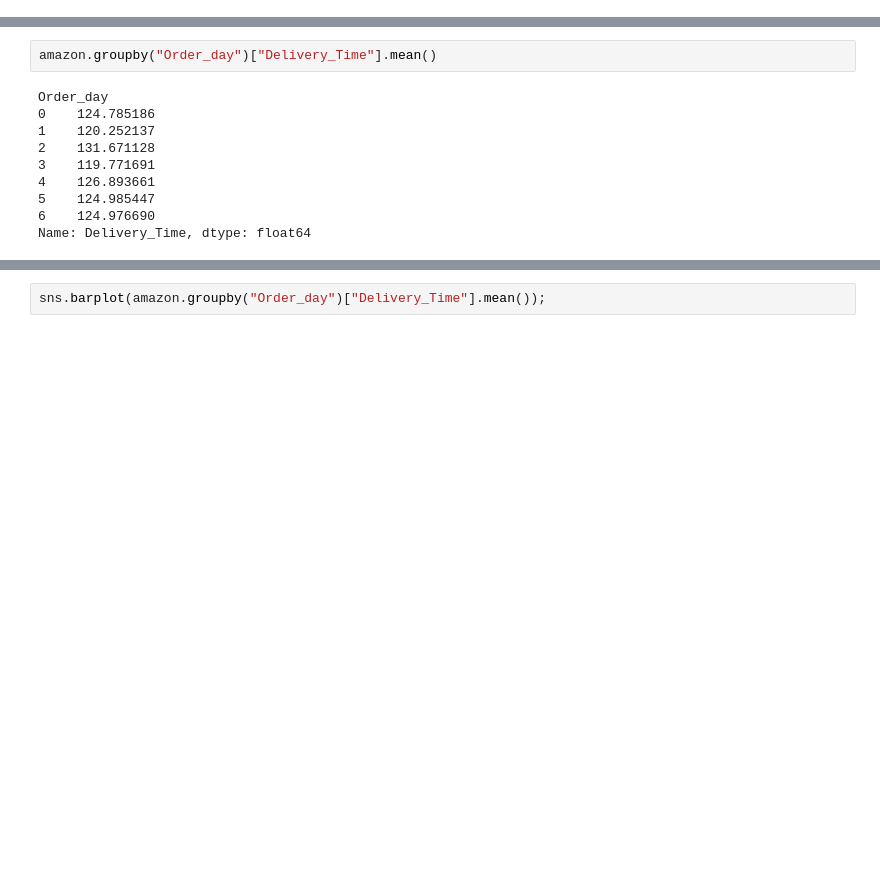
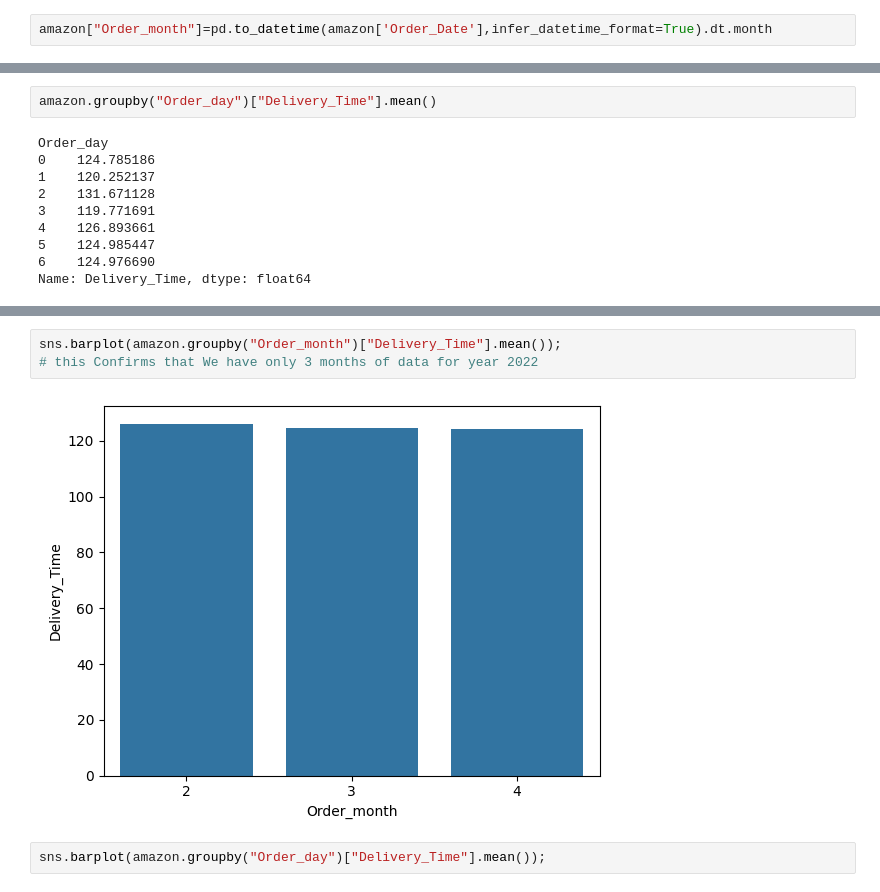
Before and after one commit to sushantkas/Project-3, a Jupyter notebook: EDA.ipynb, the cells around one changed output, grey strips where cells are left out. Cells and saved outputs as stored; diff of their text form; blank space fills up the shorter version.

```diff
--- a/EDA.ipynb
+++ b/EDA.ipynb
@@ -797,3 +797,5 @@ amazon.head(2)
 |  | Order_ID | Agent_Age | Agent_Rating | Store_Latitude | Store_Longitude | Drop_Latitude | Drop_Longitude | ... |
 | 0 | ialx566343618 | 37 | 4.9 | 22.745049 | 75.892471 | 22.765049 | 75.912471 | ... |
 | 1 | akqg208421122 | 34 | 4.5 | 12.913041 | 77.683237 | 13.043041 | 77.813237 | ... |
+# %%
+amazon["Order_month"]=pd.to_datetime(amazon['Order_Date'],infer_datetime_format=True).dt.month
@@ -812,3 +834,8 @@ Name: Delivery_Time, dtype: float64
+# %%
+sns.barplot(amazon.groupby("Order_month")["Delivery_Time"].mean());
+# this Confirms that We have only 3 months of data for year 2022
+# %% [output]
+[figure, added]
 # %%
 sns.barplot(amazon.groupby("Order_day")["Delivery_Time"].mean());
 # %% [output]
```
Also changed, not shown: parts of 20 cells of this notebook, 2 other files.
